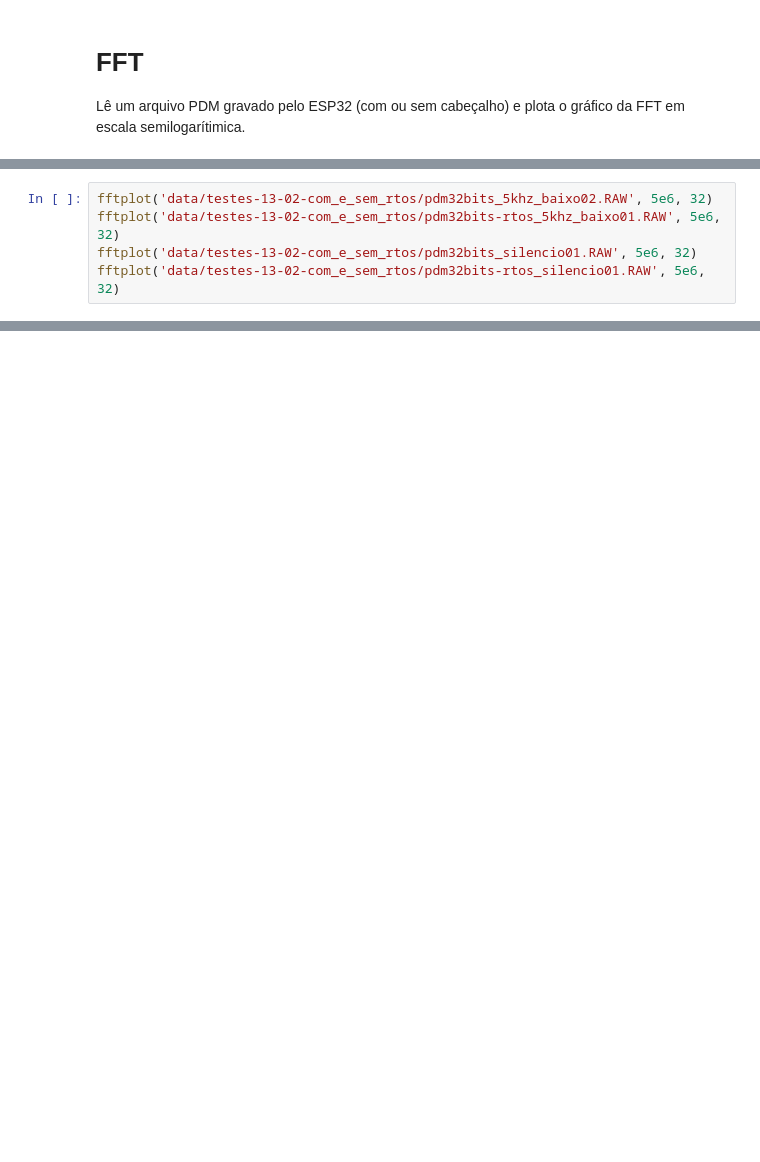
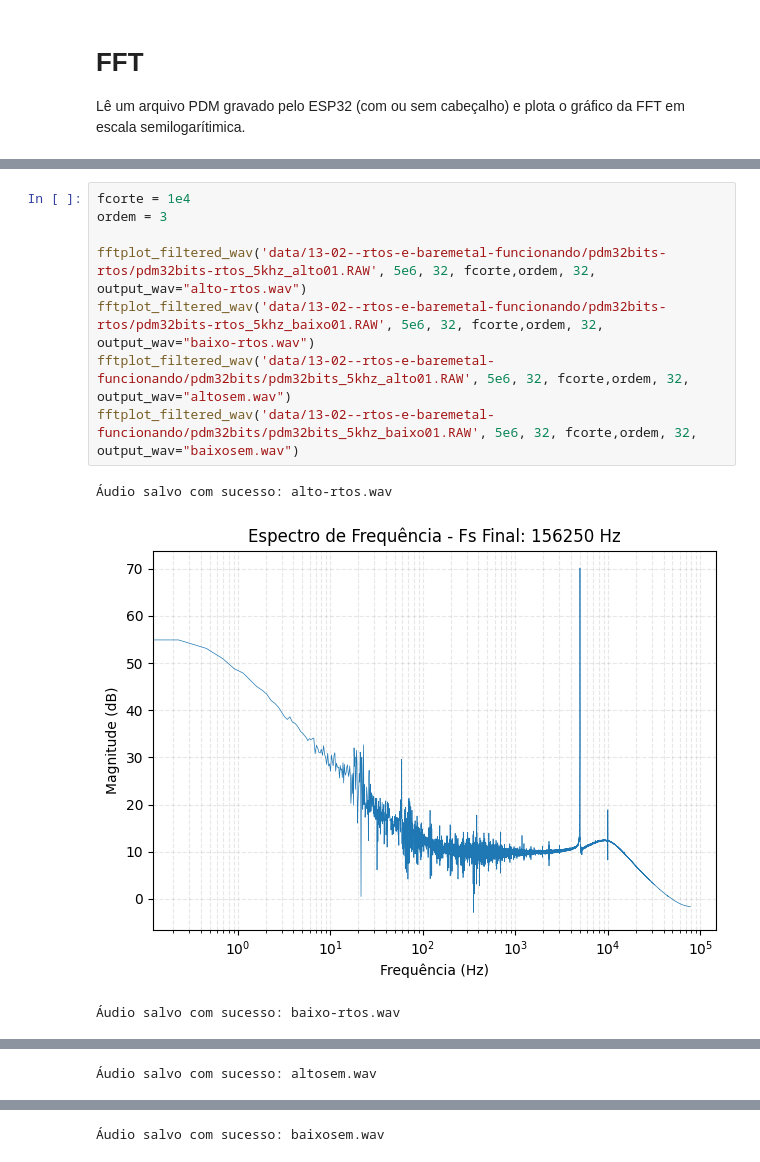
Before and after one commit to pfasantos/python-dsp, a Jupyter notebook: fft/fft.ipynb, the cells around one changed output, grey strips where cells are left out. Saved outputs shown, nothing was run; the diff lists cells and outputs as text; blank space fills up the shorter version.

```diff
--- a/fft/fft.ipynb
+++ b/fft/fft.ipynb
@@ -38,5 +131,12 @@ Using matplotlib backend: TkAgg
 # %%
-fftplot('data/testes-13-02-com_e_sem_rtos/pdm32bits_5khz_baixo02.RAW', 5e6, 32)
-fftplot('data/testes-13-02-com_e_sem_rtos/pdm32bits-rtos_5khz_baixo01.RAW', 5e6, 32)
-fftplot('data/testes-13-02-com_e_sem_rtos/pdm32bits_silencio01.RAW', 5e6, 32)
-fftplot('data/testes-13-02-com_e_sem_rtos/pdm32bits-rtos_silencio01.RAW', 5e6, 32)
+fcorte = 1e4
+ordem = 3
+
+fftplot_filtered_wav('data/13-02--rtos-e-baremetal-funcionando/pdm32bits-rtos/pdm32bits-rtos_5khz_alto01.RAW', 5e6, 32, fcorte,ordem, 32, output_wav="alto-rtos.wav")
+fftplot_filtered_wav('data/13-02--rtos-e-baremetal-funcionando/pdm32bits-rtos/pdm32bits-rtos_5khz_baixo01.RAW', 5e6, 32, fcorte,ordem, 32, output_wav="baixo-rtos.wav")
+fftplot_filtered_wav('data/13-02--rtos-e-baremetal-funcionando/pdm32bits/pdm32bits_5khz_alto01.RAW', 5e6, 32, fcorte,ordem, 32, output_wav="altosem.wav")
+fftplot_filtered_wav('data/13-02--rtos-e-baremetal-funcionando/pdm32bits/pdm32bits_5khz_baixo01.RAW', 5e6, 32, fcorte,ordem, 32, output_wav="baixosem.wav")
+# %% [output]
+Áudio salvo com sucesso: alto-rtos.wav
+[figure, added]
+Áudio salvo com sucesso: baixo-rtos.wav
@@ -42,0 +144 @@ fftplot('data/testes-13-02-com_e_sem_rtos/pdm32bits-rtos_silencio01.RAW', 5e6, 3
+Áudio salvo com sucesso: altosem.wav
@@ -42,0 +146 @@ fftplot('data/testes-13-02-com_e_sem_rtos/pdm32bits-rtos_silencio01.RAW', 5e6, 3
+Áudio salvo com sucesso: baixosem.wav
```
Also changed, not shown: parts of 4 cells of this notebook.
